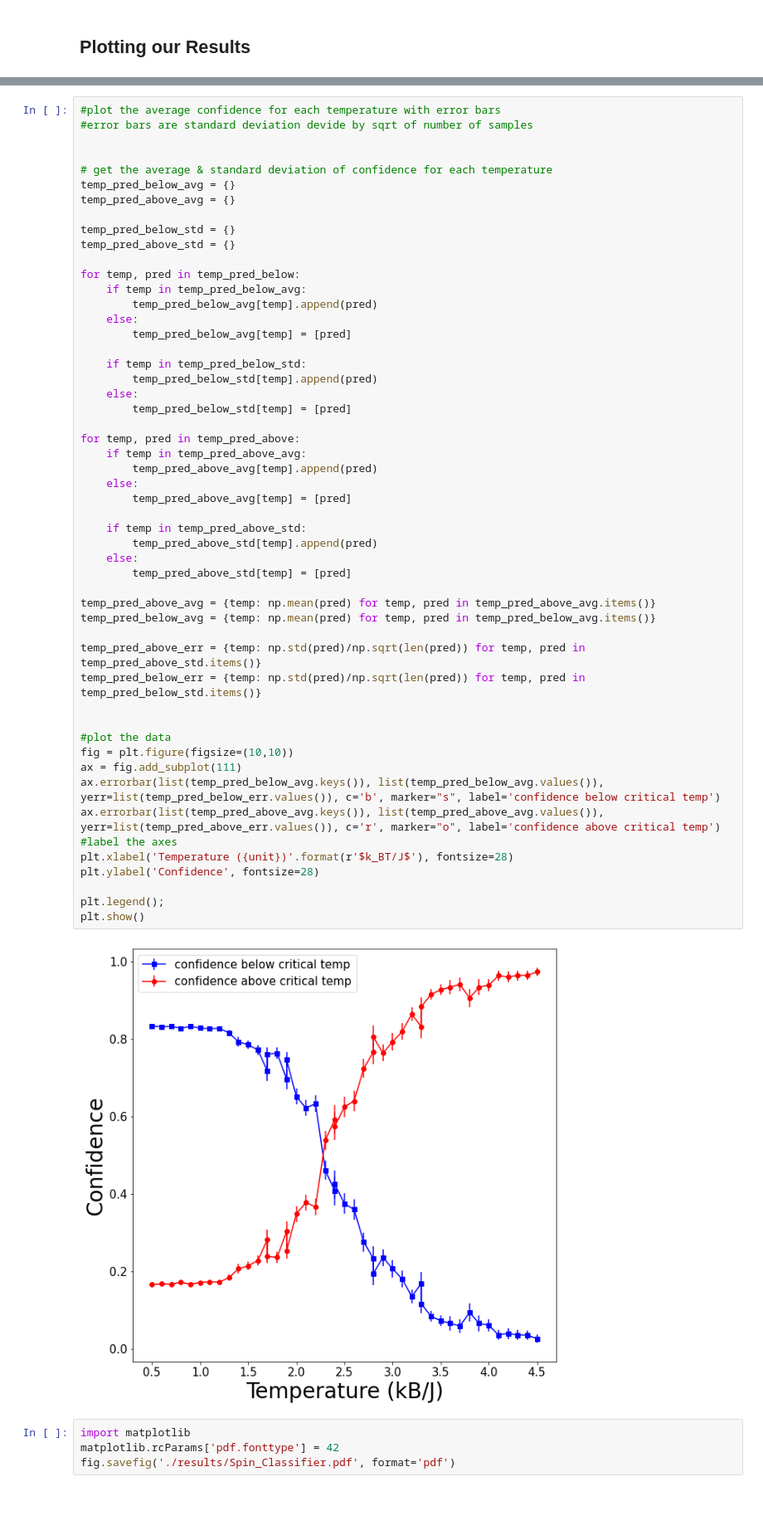
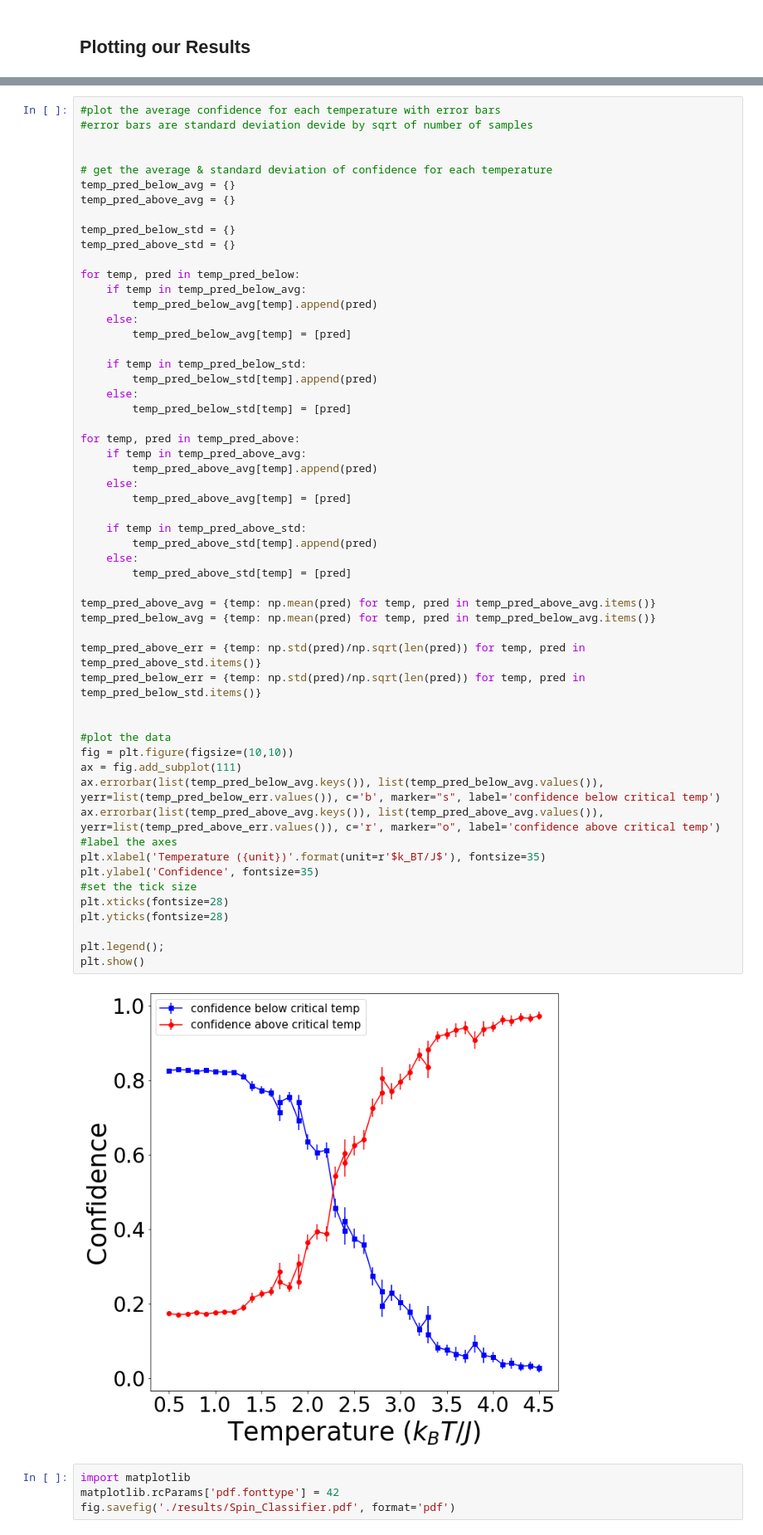
Before and after one commit to rohan-datar/phys_0704_project, a Jupyter notebook: ML_Spin_Model/Classification_Model.ipynb, the cells around one changed output, grey strips where cells are left out. Shown at 83% size. Drawn from its saved outputs; the diff is of its cells as text; blank space fills up the shorter version.

```diff
--- a/ML_Spin_Model/Classification_Model.ipynb
+++ b/ML_Spin_Model/Classification_Model.ipynb
@@ -249,36 +254,39 @@ for temp, pred in temp_pred_below:
         temp_pred_below_std[temp] = [pred]
 
 for temp, pred in temp_pred_above:
     if temp in temp_pred_above_avg:
         temp_pred_above_avg[temp].append(pred)
     else:
         temp_pred_above_avg[temp] = [pred]
 
     if temp in temp_pred_above_std:
         temp_pred_above_std[temp].append(pred)
     else:
         temp_pred_above_std[temp] = [pred]
 
 temp_pred_above_avg = {temp: np.mean(pred) for temp, pred in temp_pred_above_avg.items()}
 temp_pred_below_avg = {temp: np.mean(pred) for temp, pred in temp_pred_below_avg.items()}
 
 temp_pred_above_err = {temp: np.std(pred)/np.sqrt(len(pred)) for temp, pred in temp_pred_above_std.items()}
 temp_pred_below_err = {temp: np.std(pred)/np.sqrt(len(pred)) for temp, pred in temp_pred_below_std.items()}
 
 
 #plot the data
 fig = plt.figure(figsize=(10,10))
 ax = fig.add_subplot(111)
 ax.errorbar(list(temp_pred_below_avg.keys()), list(temp_pred_below_avg.values()), yerr=list(temp_pred_below_err.values()), c='b', marker="s", label='confidence below critical temp')
 ax.errorbar(list(temp_pred_above_avg.keys()), list(temp_pred_above_avg.values()), yerr=list(temp_pred_above_err.values()), c='r', marker="o", label='confidence above critical temp')
 #label the axes
-plt.xlabel('Temperature ({unit})'.format(r'$k_BT/J$'), fontsize=28)
-plt.ylabel('Confidence', fontsize=28)
+plt.xlabel('Temperature ({unit})'.format(unit=r'$k_BT/J$'), fontsize=35)
+plt.ylabel('Confidence', fontsize=35)
+#set the tick size
+plt.xticks(fontsize=28)
+plt.yticks(fontsize=28)
 
 plt.legend();
 plt.show()
 # %% [output]
-[figure, old version]
+[figure, new version]
 # %%
 import matplotlib
 matplotlib.rcParams['pdf.fonttype'] = 42
```
Also changed, not shown: parts of 3 cells of this notebook, 10 other files.
